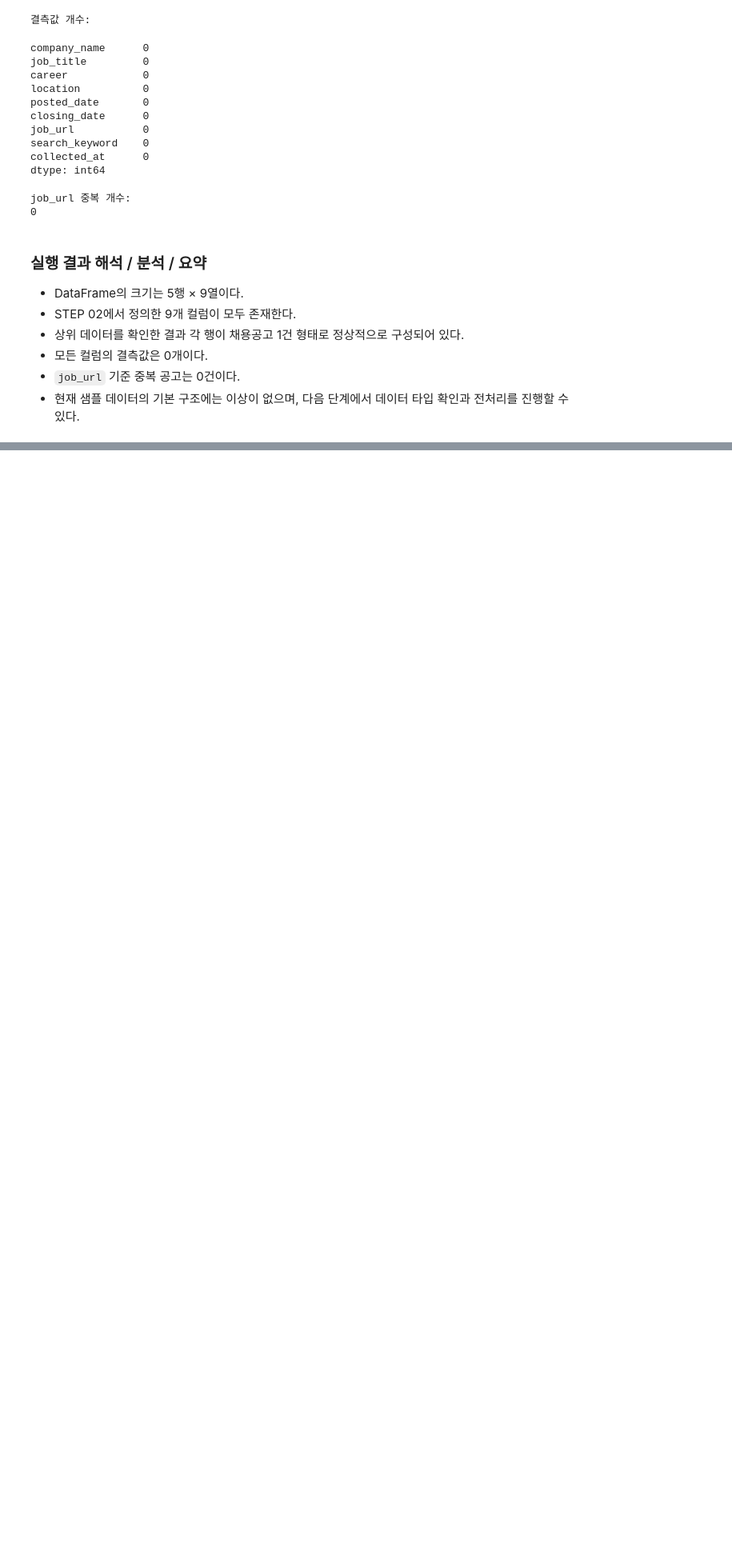
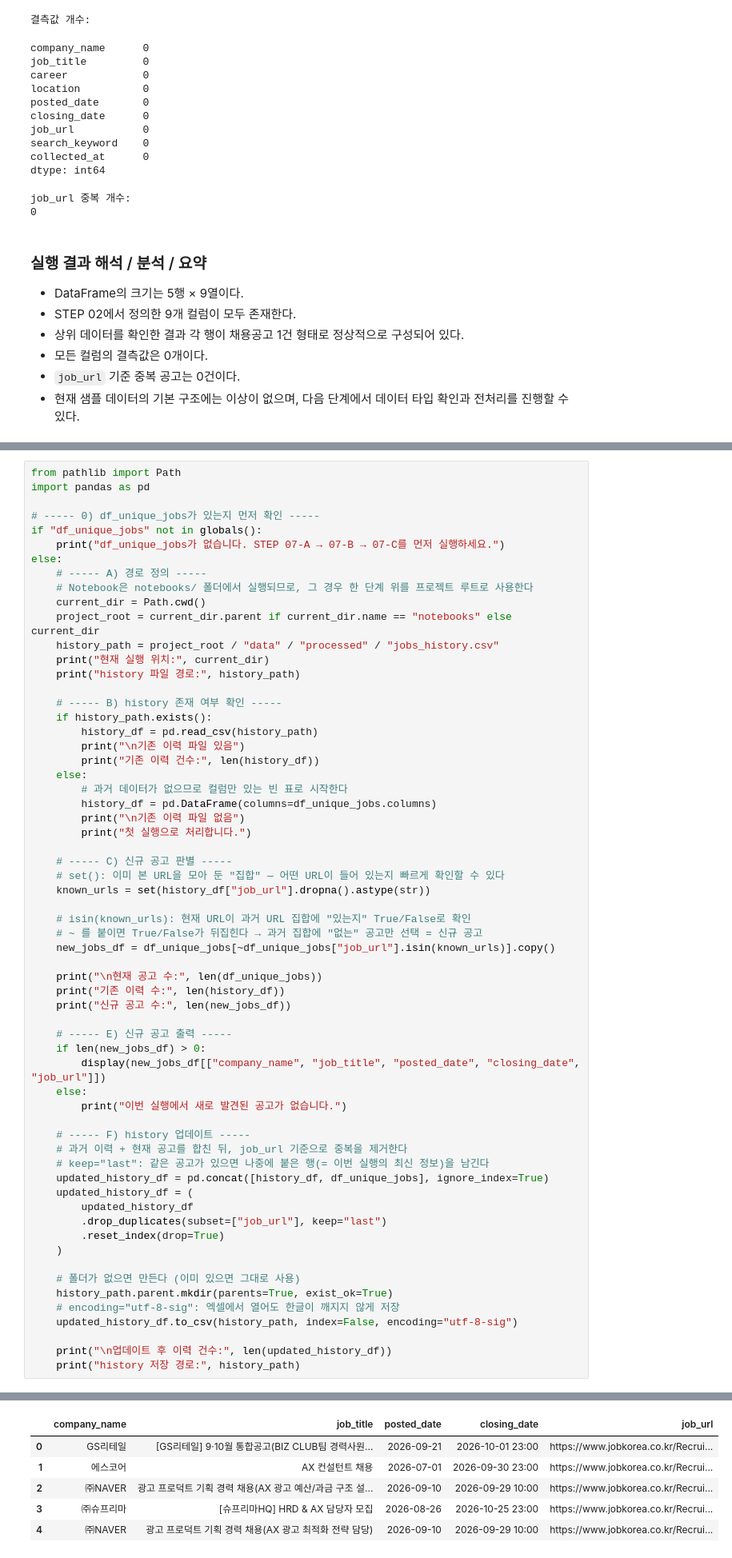
Before and after one commit to sangjae-lee97/claude-code-agent-course, a Jupyter notebook: chapter11/ax-job-agent/notebooks/ax_job_pipeline.ipynb, the cells around one changed output, grey strips where cells are left out. Shown at 80% size. Cells and saved outputs as stored; diff of their text form; blank space fills up the shorter version.

```diff
--- a/chapter11/ax-job-agent/notebooks/ax_job_pipeline.ipynb
+++ b/chapter11/ax-job-agent/notebooks/ax_job_pipeline.ipynb
@@ -334,0 +1103,63 @@ job_url 중복 개수:
+# %%
+from pathlib import Path
+import pandas as pd
+
+# ----- 0) df_unique_jobs가 있는지 먼저 확인 -----
+if "df_unique_jobs" not in globals():
+    print("df_unique_jobs가 없습니다. STEP 07-A → 07-B → 07-C를 먼저 실행하세요.")
+else:
+    # ----- A) 경로 정의 -----
+    # Notebook은 notebooks/ 폴더에서 실행되므로, 그 경우 한 단계 위를 프로젝트 루트로 사용한다
+    current_dir = Path.cwd()
+    project_root = current_dir.parent if current_dir.name == "notebooks" else current_dir
+    history_path = project_root / "data" / "processed" / "jobs_history.csv"
+    print("현재 실행 위치:", current_dir)
+    print("history 파일 경로:", history_path)
+
+    # ----- B) history 존재 여부 확인 -----
+    if history_path.exists():
+        history_df = pd.read_csv(history_path)
+        print("\n기존 이력 파일 있음")
+        print("기존 이력 건수:", len(history_df))
+    else:
+        # 과거 데이터가 없으므로 컬럼만 있는 빈 표로 시작한다
+        history_df = pd.DataFrame(columns=df_unique_jobs.columns)
+        print("\n기존 이력 파일 없음")
+        print("첫 실행으로 처리합니다.")
+
+    # ----- C) 신규 공고 판별 -----
+    # set(): 이미 본 URL을 모아 둔 "집합" — 어떤 URL이 들어 있는지 빠르게 확인할 수 있다
+    known_urls = set(history_df["job_url"].dropna().astype(str))
+
+    # isin(known_urls): 현재 URL이 과거 URL 집합에 "있는지" True/False로 확인
+    # ~ 를 붙이면 True/False가 뒤집힌다 → 과거 집합에 "없는" 공고만 선택 = 신규 공고
+    new_jobs_df = df_unique_jobs[~df_unique_jobs["job_url"].isin(known_urls)].copy()
+
+    print("\n현재 공고 수:", len(df_unique_jobs))
+    print("기존 이력 수:", len(history_df))
+    print("신규 공고 수:", len(new_jobs_df))
+
+    # ----- E) 신규 공고 출력 -----
+    if len(new_jobs_df) > 0:
+        display(new_jobs_df[["company_name", "job_title", "posted_date", "closing_date", "job_url"]])
+    else:
+        print("이번 실행에서 새로 발견된 공고가 없습니다.")
+
+    # ----- F) history 업데이트 -----
+    # 과거 이력 + 현재 공고를 합친 뒤, job_url 기준으로 중복을 제거한다
+    # keep="last": 같은 공고가 있으면 나중에 붙은 행(= 이번 실행의 최신 정보)을 남긴다
+    updated_history_df = pd.concat([history_df, df_unique_jobs], ignore_index=True)
+    updated_history_df = (
+        updated_history_df
+        .drop_duplicates(subset=["job_url"], keep="last")
+        .reset_index(drop=True)
+    )
+
+    # 폴더가 없으면 만든다 (이미 있으면 그대로 사용)
+    history_path.parent.mkdir(parents=True, exist_ok=True)
+    # encoding="utf-8-sig": 엑셀에서 열어도 한글이 깨지지 않게 저장
+    updated_history_df.to_csv(history_path, index=False, encoding="utf-8-sig")
+
+    print("\n업데이트 후 이력 건수:", len(updated_history_df))
+    print("history 저장 경로:", history_path)
+# %% [output]
@@ -334,0 +1175,6 @@ job_url 중복 개수:
+|  | company_name | job_title | posted_date | closing_date | job_url |
+| 0 | GS리테일 | [GS리테일] 9·10월 통합공고(BIZ CLUB팀 경력사원... | 2026-09-21 | 2026-10-01 23:00 | https://www.jobkorea.co.kr/Recrui... |
+| 1 | 에스코어 | AX 컨설턴트 채용 | 2026-07-01 | 2026-09-30 23:00 | https://www.jobkorea.co.kr/Recrui... |
+| 2 | ㈜NAVER | 광고 프로덕트 기획 경력 채용(AX 광고 예산/과금 구조 설... | 2026-09-10 | 2026-09-29 10:00 | https://www.jobkorea.co.kr/Recrui... |
+| 3 | ㈜슈프리마 | [슈프리마HQ] HRD & AX 담당자 모집 | 2026-08-26 | 2026-10-25 23:00 | https://www.jobkorea.co.kr/Recrui... |
+| 4 | ㈜NAVER | 광고 프로덕트 기획 경력 채용(AX 광고 최적화 전략 담당) | 2026-09-10 | 2026-09-29 10:00 | https://www.jobkorea.co.kr/Recrui... |
```
Also changed, not shown: parts of 33 cells of this notebook, 4 other files.
